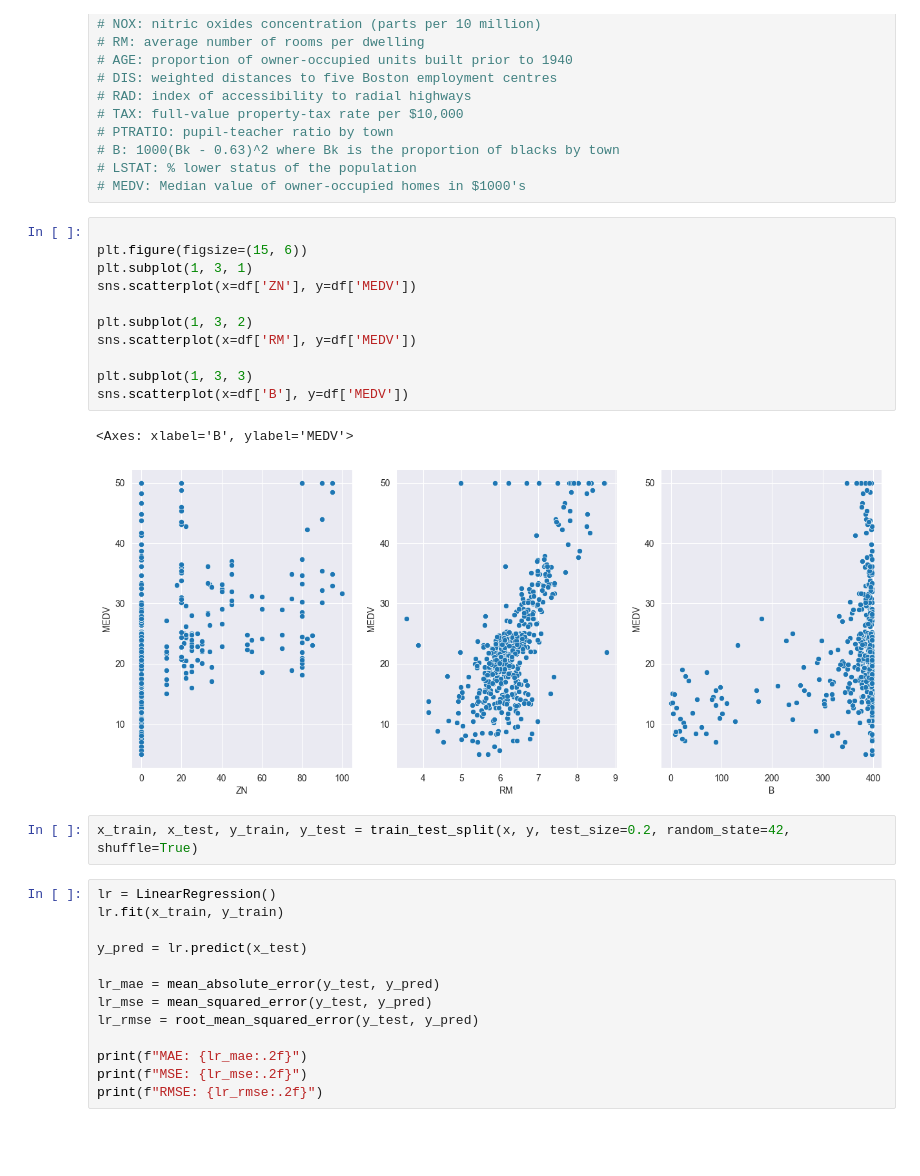
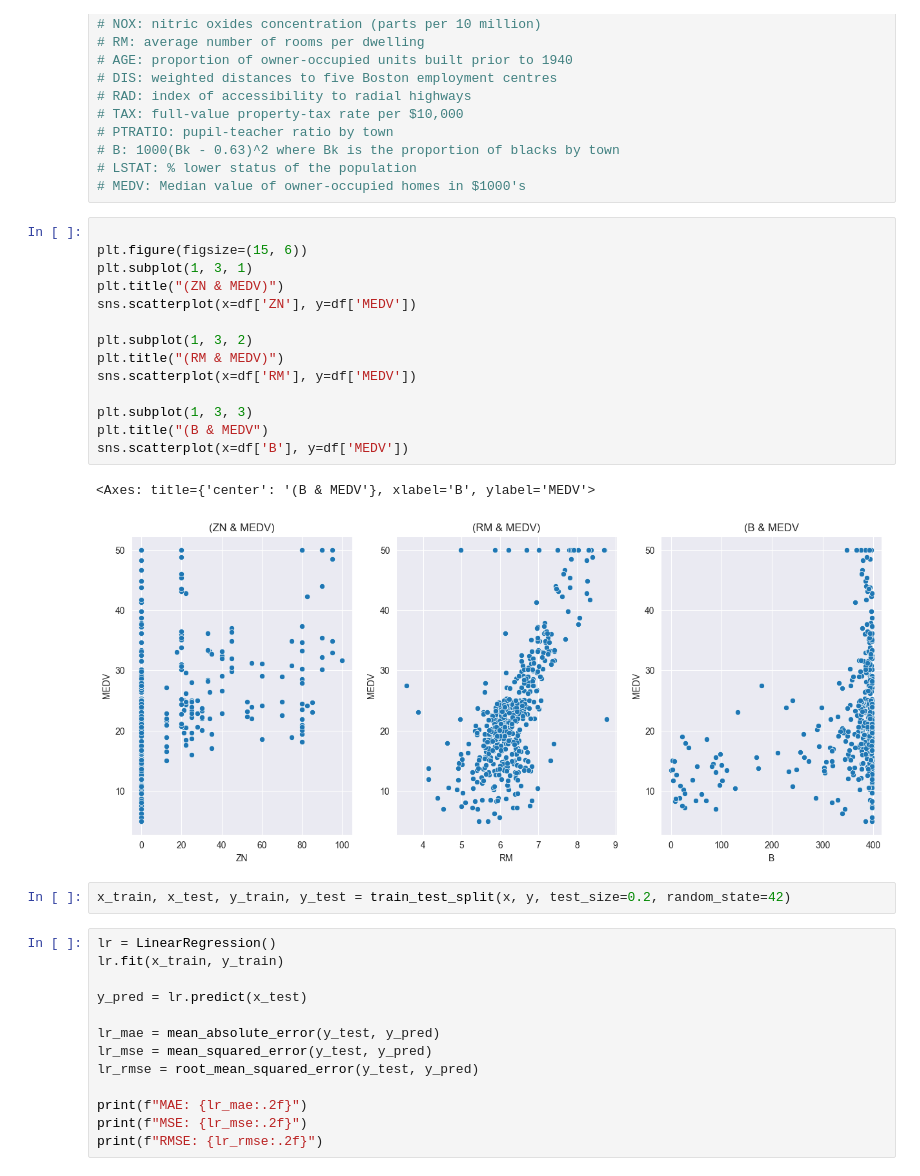
Before and after one commit to Aliakbar-omidi/UCI, a Jupyter notebook: main.ipynb, the cells around one changed output. Cells and saved outputs as stored; diff of their text form; blank space fills up the shorter version.

```diff
--- a/main.ipynb
+++ b/main.ipynb
@@ -122,19 +122,22 @@ sns.heatmap(x.corr(), annot=True, fmt=".2f")
 # %%
 
 plt.figure(figsize=(15, 6))
 plt.subplot(1, 3, 1)
+plt.title("(ZN & MEDV)")
 sns.scatterplot(x=df['ZN'], y=df['MEDV'])
 
 plt.subplot(1, 3, 2)
+plt.title("(RM & MEDV)")
 sns.scatterplot(x=df['RM'], y=df['MEDV'])
 
 plt.subplot(1, 3, 3)
+plt.title("(B & MEDV")
 sns.scatterplot(x=df['B'], y=df['MEDV'])
 # %% [output]
-<Axes: xlabel='B', ylabel='MEDV'>
+<Axes: title={'center': '(B & MEDV'}, xlabel='B', ylabel='MEDV'>
-[figure, old version]
+[figure, new version]
 # %%
-x_train, x_test, y_train, y_test = train_test_split(x, y, test_size=0.2, random_state=42, shuffle=True)
+x_train, x_test, y_train, y_test = train_test_split(x, y, test_size=0.2, random_state=42)
 # %%
 lr = LinearRegression()
 lr.fit(x_train, y_train)
```
Also changed, not shown: parts of 5 cells of this notebook.
